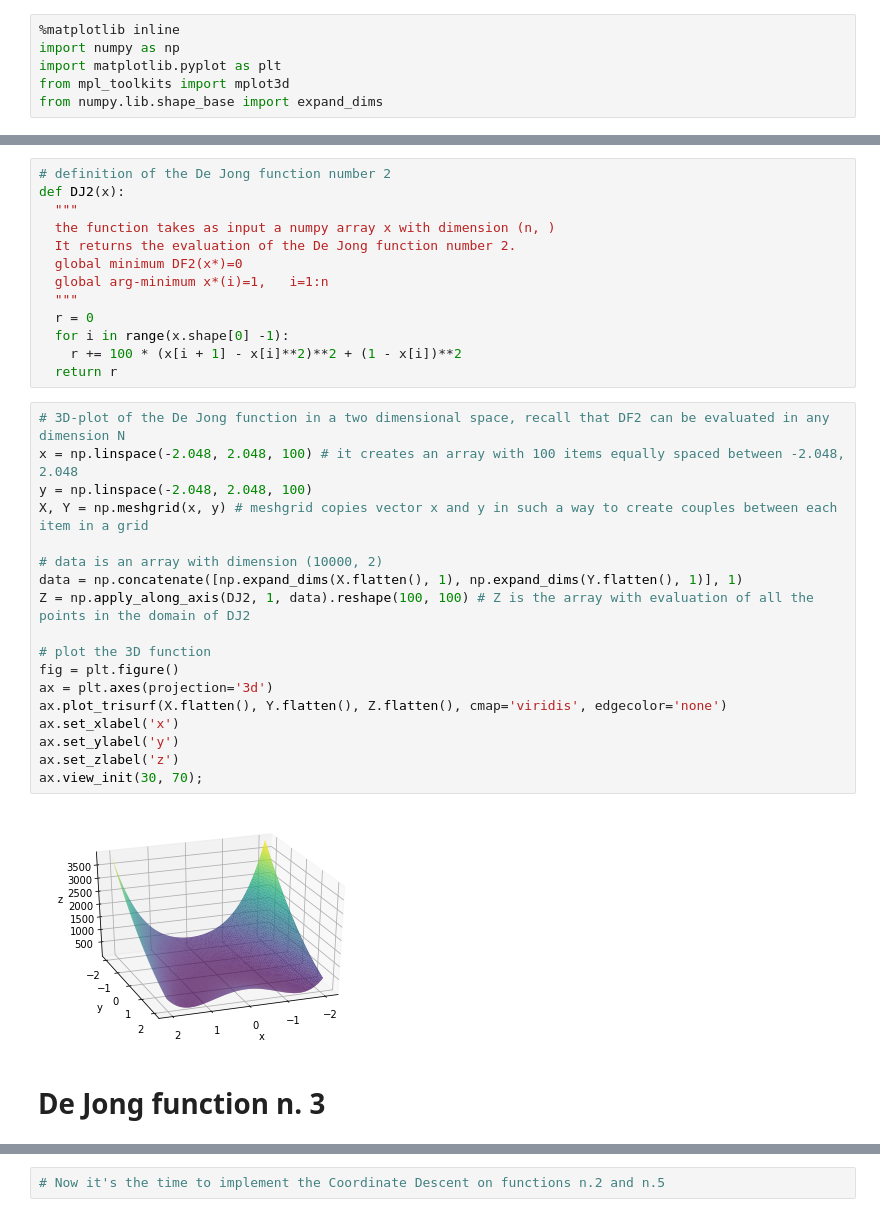
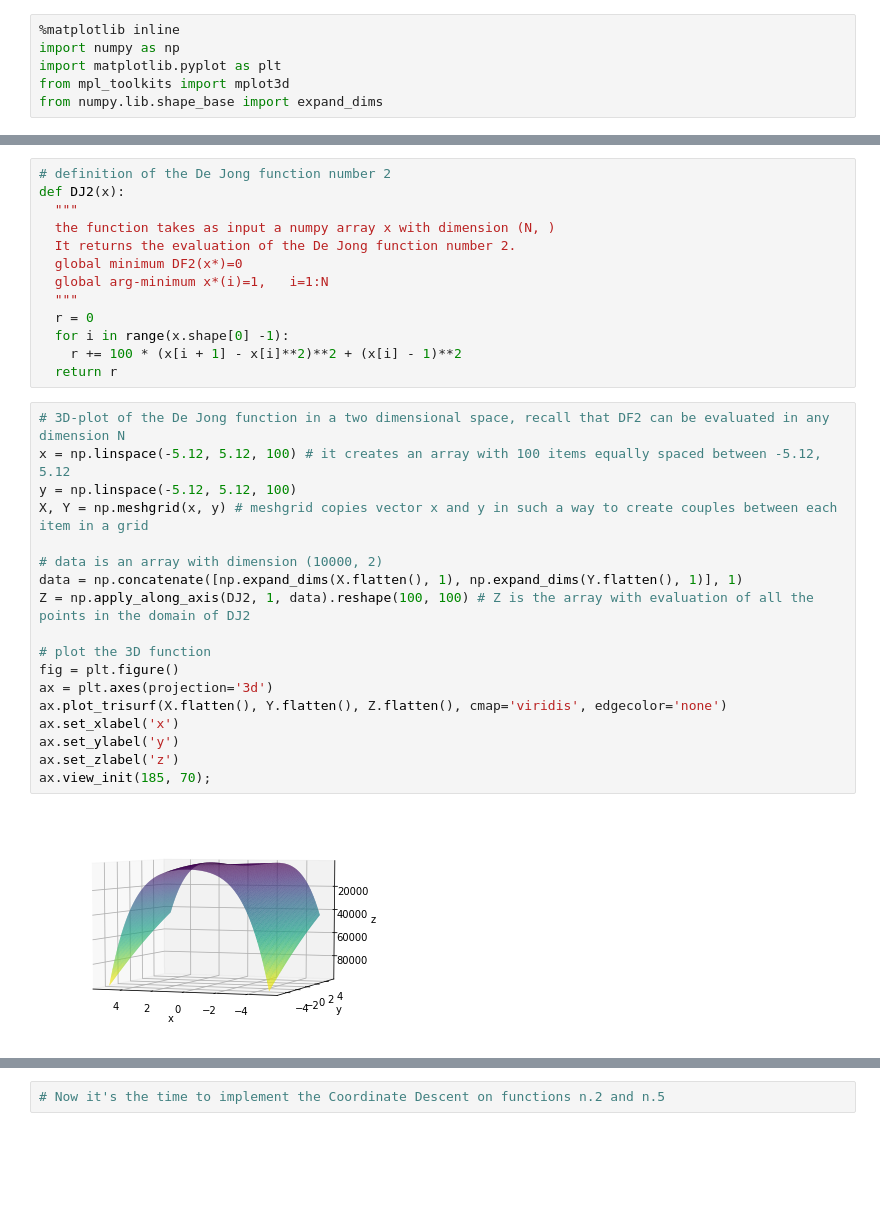
Before and after one commit to UmbertoJr/OptimizationMethodsAndAnlgorithms_UNIMORE, a Jupyter notebook: meta_heuristic.ipynb, the cells around one changed output, grey strips where cells are left out. Saved outputs shown, nothing was run; the diff lists cells and outputs as text; blank space fills up the shorter version.

```diff
--- a/meta_heuristic.ipynb
+++ b/meta_heuristic.ipynb
@@ -10,34 +21,32 @@ from numpy.lib.shape_base import expand_dims
 # definition of the De Jong function number 2
 def DJ2(x):
   """
-  the function takes as input a numpy array x with dimension (n, )
+  the function takes as input a numpy array x with dimension (N, )
   It returns the evaluation of the De Jong function number 2.
   global minimum DF2(x*)=0
-  global arg-minimum x*(i)=1,   i=1:n
+  global arg-minimum x*(i)=1,   i=1:N
   """
   r = 0
   for i in range(x.shape[0] -1):
-    r += 100 * (x[i + 1] - x[i]**2)**2 + (1 - x[i])**2
+    r += 100 * (x[i + 1] - x[i]**2)**2 + (x[i] - 1)**2
   return r
 # %%
 # 3D-plot of the De Jong function in a two dimensional space, recall that DF2 can be evaluated in any dimension N
-x = np.linspace(-2.048, 2.048, 100) # it creates an array with 100 items equally spaced between -2.048, 2.048
-y = np.linspace(-2.048, 2.048, 100)
+x = np.linspace(-5.12, 5.12, 100) # it creates an array with 100 items equally spaced between -5.12, 5.12
+y = np.linspace(-5.12, 5.12, 100)
 X, Y = np.meshgrid(x, y) # meshgrid copies vector x and y in such a way to create couples between each item in a grid
 
 # data is an array with dimension (10000, 2)
 data = np.concatenate([np.expand_dims(X.flatten(), 1), np.expand_dims(Y.flatten(), 1)], 1)
 Z = np.apply_along_axis(DJ2, 1, data).reshape(100, 100) # Z is the array with evaluation of all the points in the domain of DJ2
 
 # plot the 3D function
 fig = plt.figure()
 ax = plt.axes(projection='3d')
 ax.plot_trisurf(X.flatten(), Y.flatten(), Z.flatten(), cmap='viridis', edgecolor='none')
 ax.set_xlabel('x')
 ax.set_ylabel('y')
 ax.set_zlabel('z')
-ax.view_init(30, 70);
+ax.view_init(185, 70);
 # %% [output]
-[figure, old version]
+[figure, new version]
-# %% [markdown]
-# De Jong function n. 3
```
Also changed, not shown: parts of 22 cells of this notebook, 1 other file.
